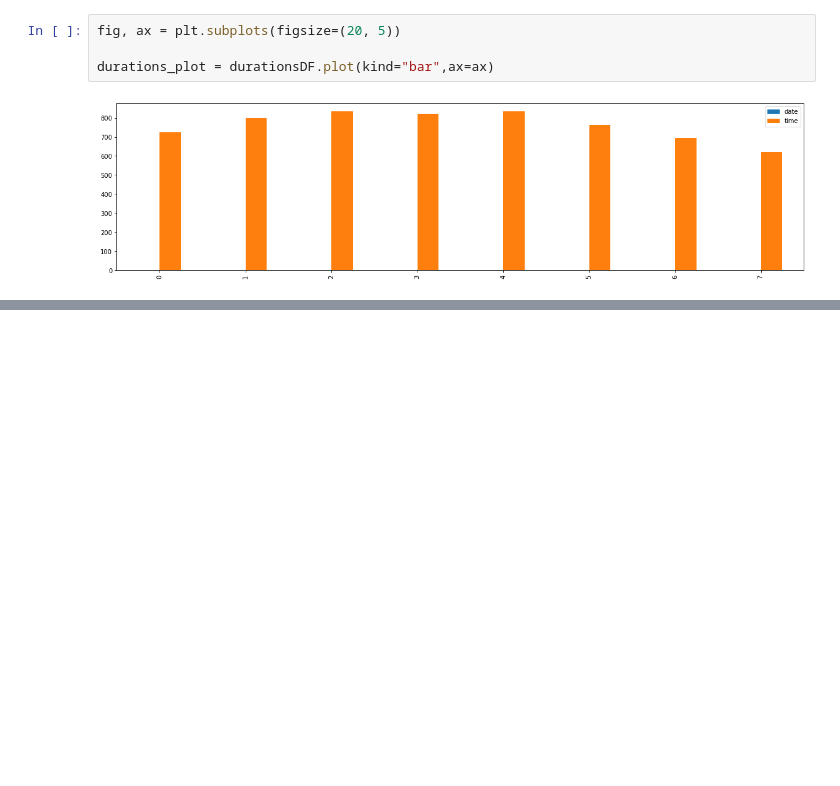
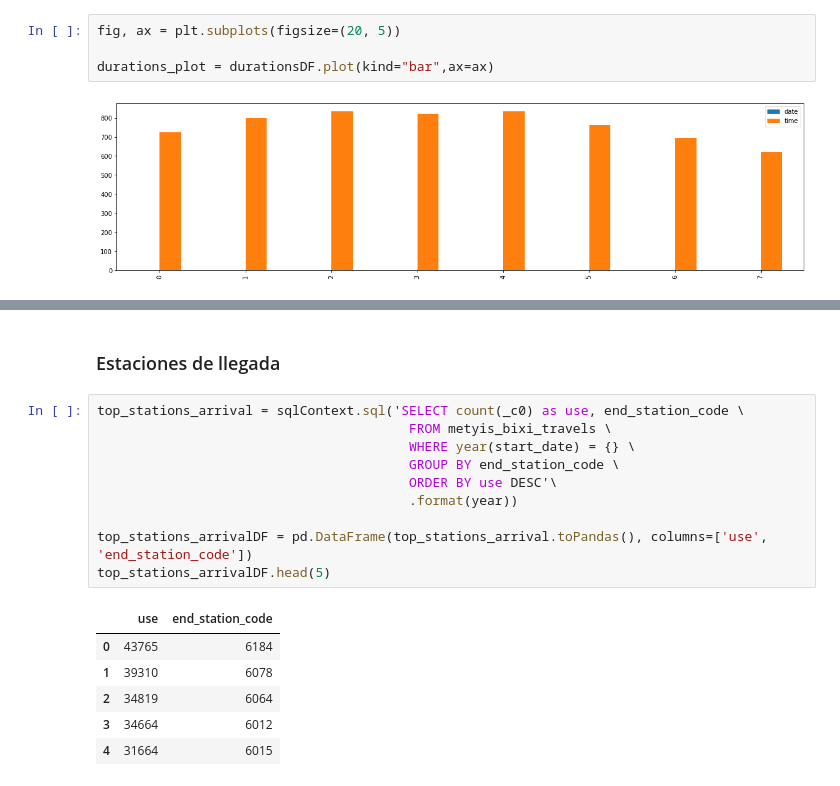
Before and after one commit to jacobojpedrosa/bixi-data_analysis, a Jupyter notebook: metyis_challenge.ipynb, the cells around one changed output, grey strips where cells are left out. Cells and saved outputs as stored; diff of their text form; blank space fills up the shorter version.

```diff
--- a/metyis_challenge.ipynb
+++ b/metyis_challenge.ipynb
@@ -104,0 +128,19 @@ durations_plot = durationsDF.plot(kind="bar",ax=ax)
+# %% [markdown]
+### Estaciones de llegada
+# %%
+top_stations_arrival = sqlContext.sql('SELECT count(_c0) as use, end_station_code \
+                                        FROM metyis_bixi_travels \
+                                        WHERE year(start_date) = {} \
+                                        GROUP BY end_station_code \
+                                        ORDER BY use DESC'\
+                                        .format(year))
+
+top_stations_arrivalDF = pd.DataFrame(top_stations_arrival.toPandas(), columns=['use', 'end_station_code'])
+top_stations_arrivalDF.head(5)
+# %% [output]
+|  | use | end_station_code |
+| 0 | 43765 | 6184 |
+| 1 | 39310 | 6078 |
+| 2 | 34819 | 6064 |
+| 3 | 34664 | 6012 |
+| 4 | 31664 | 6015 |
```
Also changed, not shown: parts of 10 cells of this notebook.
